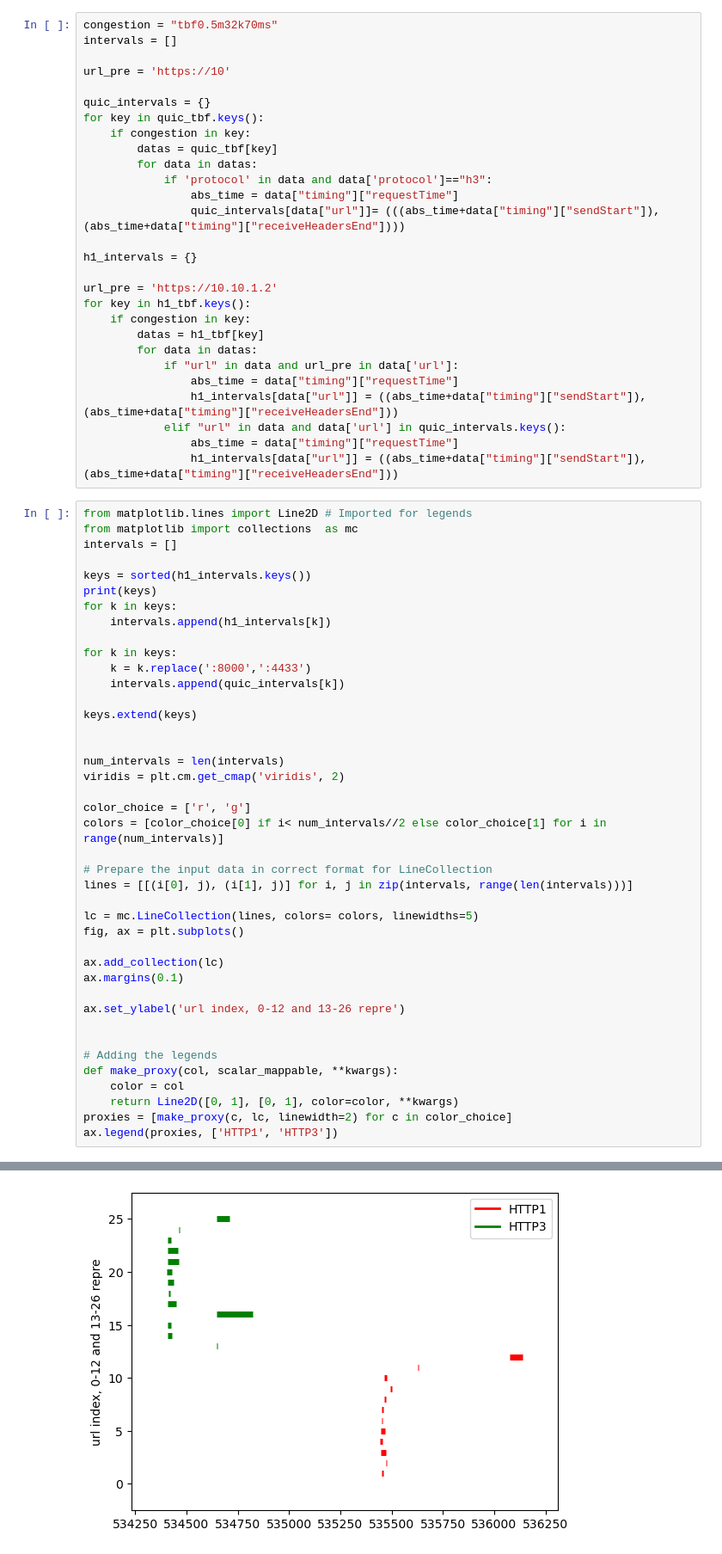
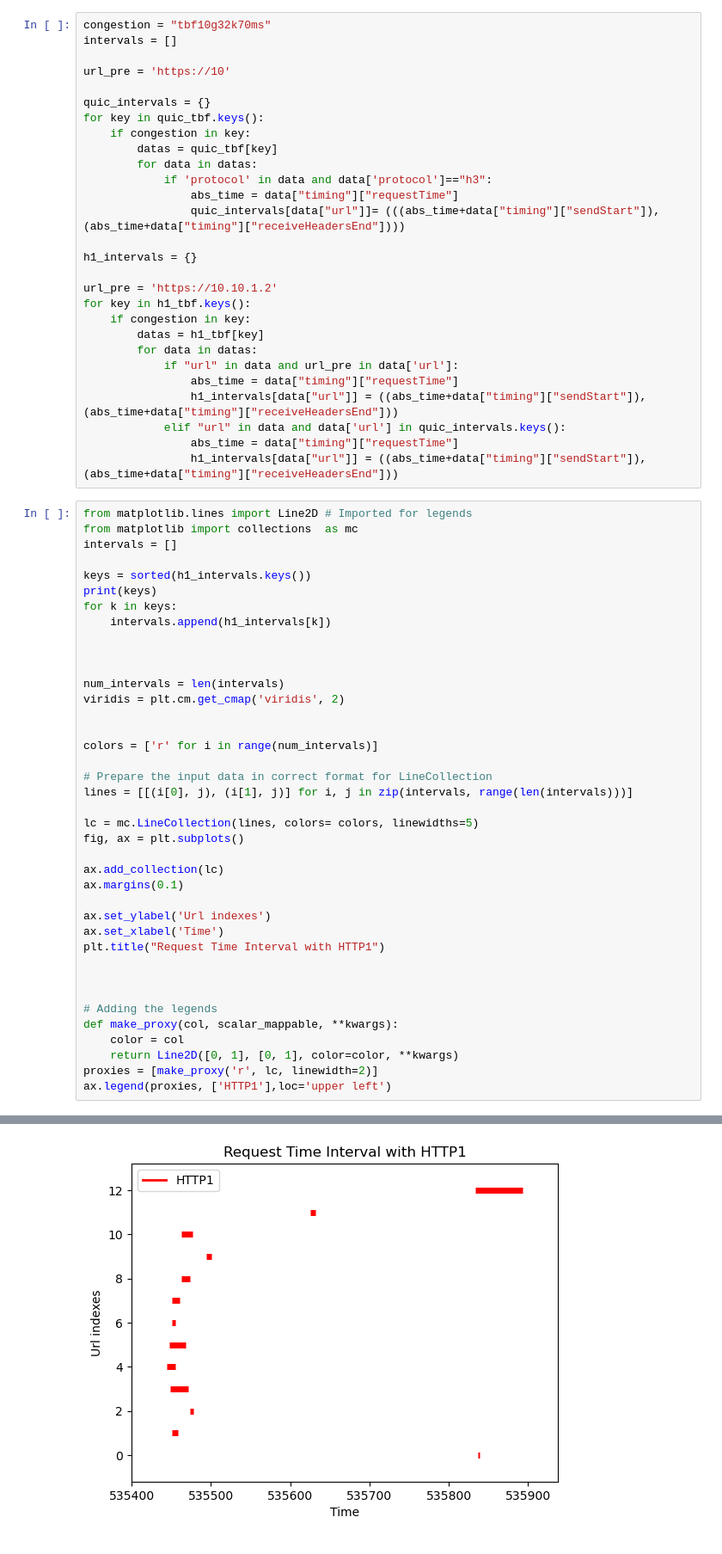
Before and after one commit to MingjieSong/QUIC-HTTP_Research, a Jupyter notebook: UCSD/Graph-all.ipynb, the cells around one changed output, grey strips where cells are left out. Shown at 86% size. Saved outputs shown, nothing was run; the diff lists cells and outputs as text.

```diff
--- a/UCSD/Graph-all.ipynb
+++ b/UCSD/Graph-all.ipynb
@@ -134,5 +137,5 @@ plt.show()
 # %%
-congestion = "tbf0.5m32k70ms"
+congestion = "tbf10g32k70ms"
 intervals = []
 
 url_pre = 'https://10'
@@ -166,41 +169,39 @@ intervals = []
 
 keys = sorted(h1_intervals.keys())
 print(keys)
 for k in keys:
     intervals.append(h1_intervals[k])
 
-for k in keys:
-    k = k.replace(':8000',':4433')
-    intervals.append(quic_intervals[k])
-
-keys.extend(keys)
 
 
 num_intervals = len(intervals)
 viridis = plt.cm.get_cmap('viridis', 2)
 
-color_choice = ['r', 'g']
-colors = [color_choice[0] if i< num_intervals//2 else color_choice[1] for i in range(num_intervals)]
+
+colors = ['r' for i in range(num_intervals)]
 
 # Prepare the input data in correct format for LineCollection
 lines = [[(i[0], j), (i[1], j)] for i, j in zip(intervals, range(len(intervals)))]
 
 lc = mc.LineCollection(lines, colors= colors, linewidths=5)
 fig, ax = plt.subplots()
 
 ax.add_collection(lc)
 ax.margins(0.1)
 
-ax.set_ylabel('url index, 0-12 and 13-26 repre')
+ax.set_ylabel('Url indexes')
+ax.set_xlabel('Time')
+plt.title("Request Time Interval with HTTP1")
+
 
 
 # Adding the legends
 def make_proxy(col, scalar_mappable, **kwargs):
     color = col
     return Line2D([0, 1], [0, 1], color=color, **kwargs)
-proxies = [make_proxy(c, lc, linewidth=2) for c in color_choice]
-ax.legend(proxies, ['HTTP1', 'HTTP3'])
+proxies = [make_proxy('r', lc, linewidth=2)]
+ax.legend(proxies, ['HTTP1'],loc='upper left')
 # %% [output]
 ['https://10.10.1.2:8000/', 'https://10.10.1.2:8000/_images/about/economic-impact-report/img-stats-number-one-public-service.jpg', 'https://10.10.1.2:8000/_images/about/economic-impact-report/img-stat ...
 <matplotlib.legend.Legend at 0x...>
-[figure, old version]
+[figure, new version]
```
Also changed, not shown: parts of 3 cells of this notebook, 1 other file.
